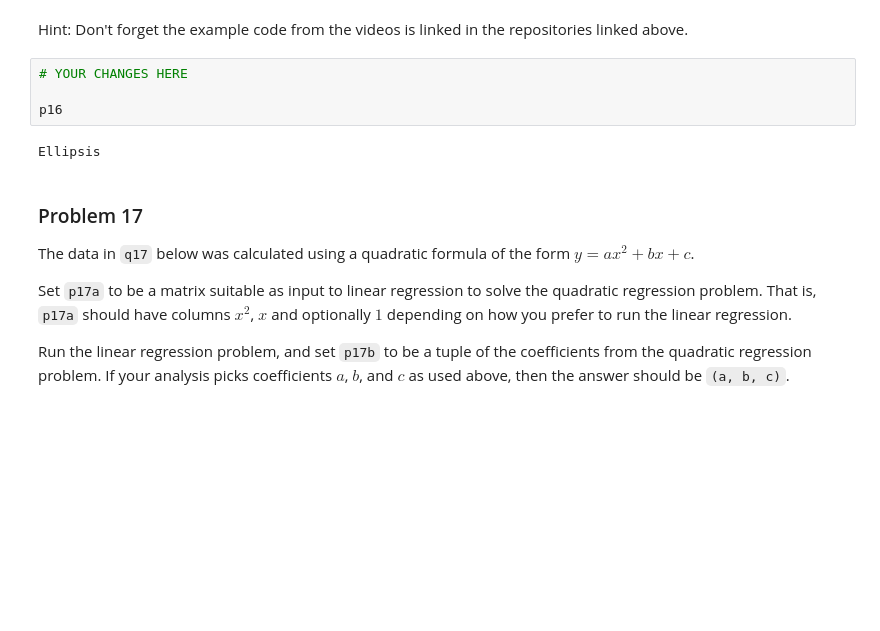
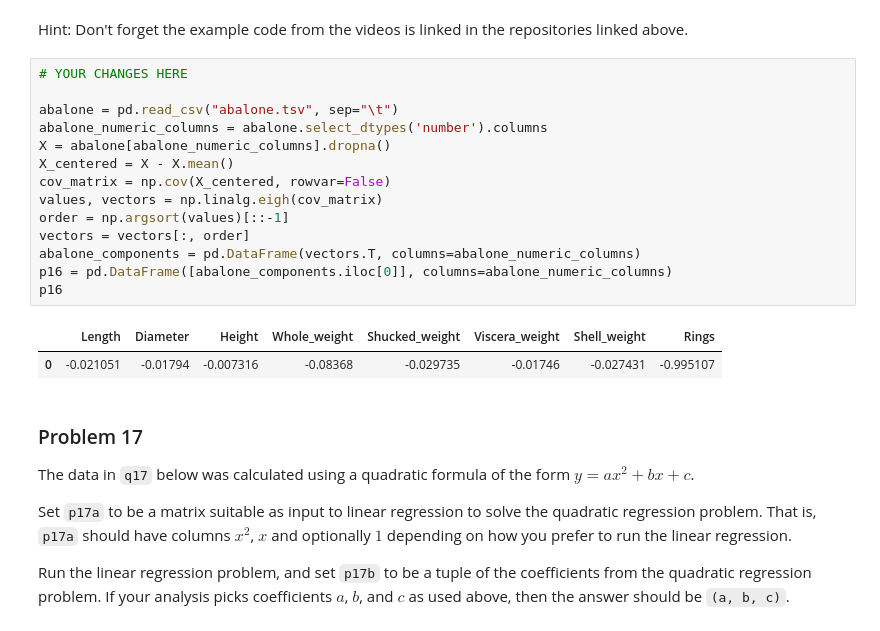
Before and after one commit to taylorjmellon/dx601-homework-08, a Jupyter notebook: homework.ipynb, the cells around one changed output. Drawn from its saved outputs; the diff is of its cells as text; blank space fills up the shorter version.

```diff
--- a/homework.ipynb
+++ b/homework.ipynb
@@ -353,12 +353,23 @@ Set `p16` to the first principal component of the abalone data set.
 Give it in the form of a one row data frame like in the Palmer Penguins example.
 # %% [markdown]
 Hint: Don't forget the example code from the videos is linked in the repositories linked above.
-# %%
-# YOUR CHANGES HERE
-
-p16
-# %% [output]
-Ellipsis
+# %%
+# YOUR CHANGES HERE
+
+abalone = pd.read_csv("abalone.tsv", sep="\t")
+abalone_numeric_columns = abalone.select_dtypes('number').columns
+X = abalone[abalone_numeric_columns].dropna()
+X_centered = X - X.mean()
+cov_matrix = np.cov(X_centered, rowvar=False)
+values, vectors = np.linalg.eigh(cov_matrix)
+order = np.argsort(values)[::-1]
+vectors = vectors[:, order]
+abalone_components = pd.DataFrame(vectors.T, columns=abalone_numeric_columns)
+p16 = pd.DataFrame([abalone_components.iloc[0]], columns=abalone_numeric_columns)
+p16
+# %% [output]
+|  | Length | Diameter | Height | Whole_weight | Shucked_weight | Viscera_weight | Shell_weight | Rings |
+| 0 | -0.021051 | -0.01794 | -0.007316 | -0.08368 | -0.029735 | -0.01746 | -0.027431 | -0.995107 |
 # %% [markdown]
 ### Problem 17
 
```
Also changed, not shown: parts of 3 cells of this notebook.
